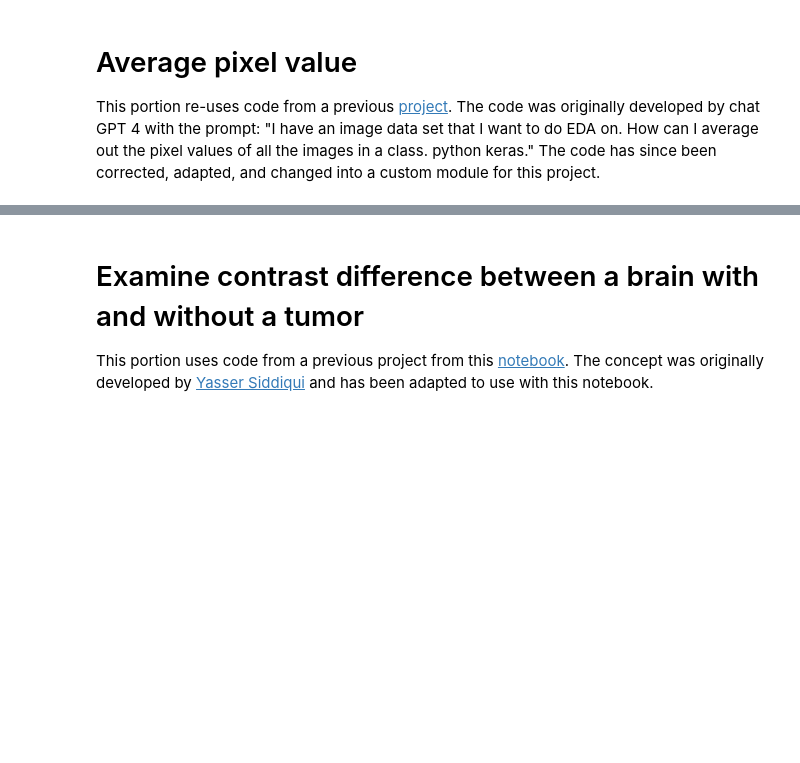
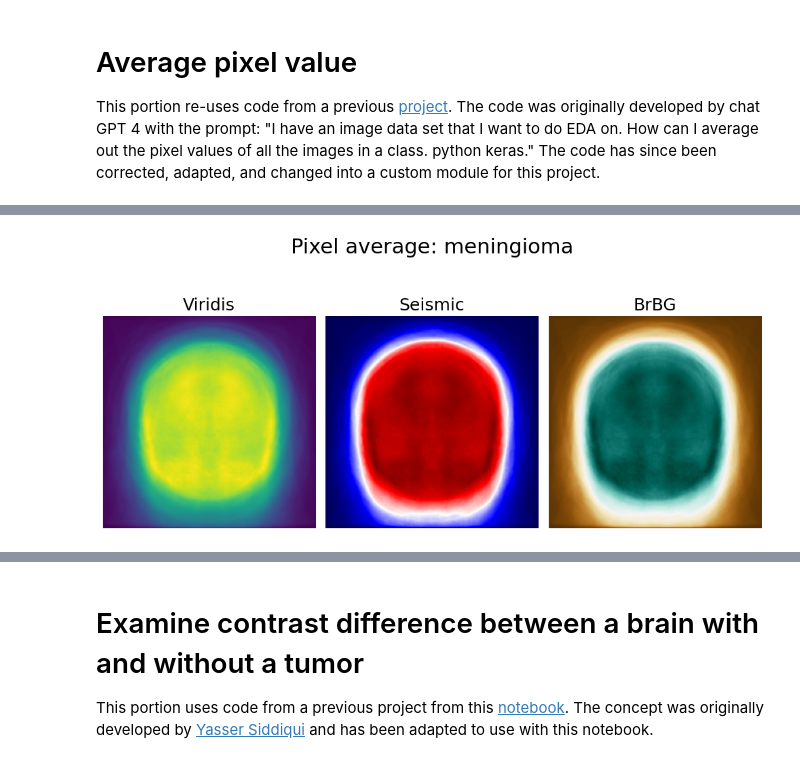
Before and after one commit to DerikVo/Brain_tumor_classification, a Jupyter notebook: Notebooks/01_EDA.ipynb, the cells around one changed output, grey strips where cells are left out. Cells and saved outputs as stored; diff of their text form; code cells hidden in the pictures; blank space fills up the shorter version.

```diff
--- a/Notebooks/01_EDA.ipynb
+++ b/Notebooks/01_EDA.ipynb
@@ -66,6 +69,0 @@ Found 1457 images belonging to 1 classes.
-# %%
-meningioma_tumor = eda.Image(train_dataset, 'meningioma')
-meningioma_image = meningioma_tumor.avg_images()
-plt.title('Training Meningioma Tumor Average')
-plt.axis('off')
-plt.imshow(meningioma_image);
@@ -92,0 +78,4 @@ Found 1595 images belonging to 1 classes.
+# %%
+eda.display_avg(meningioma_tumor, 'meningioma')
+# %% [output]
+[figure, added]
```
Also changed, not shown: parts of 18 cells of this notebook, 15 other files.
